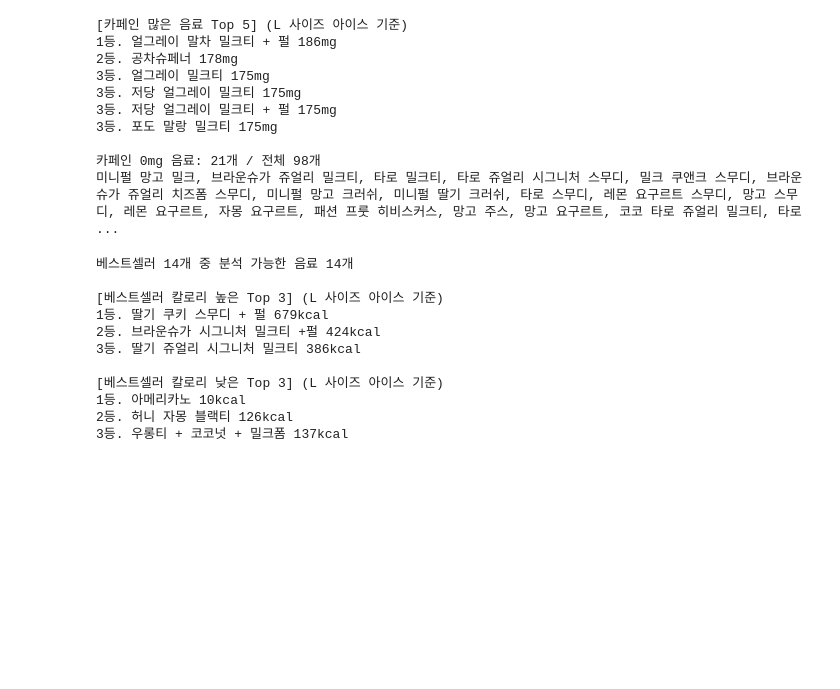
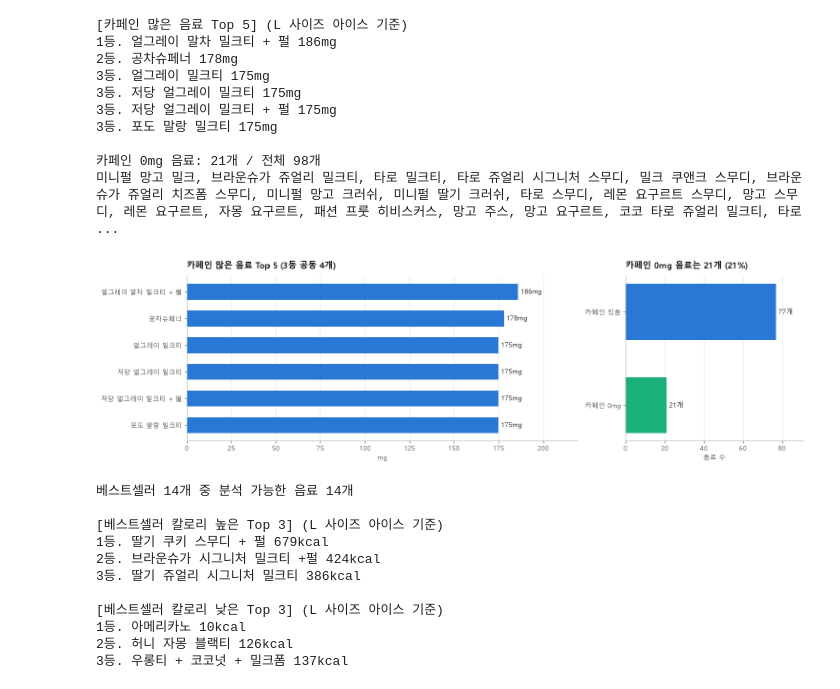
Before and after one commit to lyn6702/DI, a Jupyter notebook: modulabs/web/gongcha_EDA_report_final.ipynb, the cells around one changed output. Cells and saved outputs as stored; diff of their text form; code cells hidden in the pictures; blank space fills up the shorter version.

```diff
--- a/modulabs/web/gongcha_EDA_report_final.ipynb
+++ b/modulabs/web/gongcha_EDA_report_final.ipynb
@@ -259,6 +332,23 @@ print(", ".join(no_caffeine["name"]))
 
 카페인 0mg 음료: 21개 / 전체 98개
 미니펄 망고 밀크, 브라운슈가 쥬얼리 밀크티, 타로 밀크티, 타로 쥬얼리 시그니처 스무디, 밀크 쿠앤크 스무디, 브라운슈가 쥬얼리 치즈폼 스무디, 미니펄 망고 크러쉬, 미니펄 딸기 크러쉬, 타로 스무디, 레몬 요구르트 스무디, 망고 스무디, 레몬 요구르트, 자몽 요구르트, 패션 프룻 히비스커스, 망고 주스, 망고 요구르트, 코코 타로 쥬얼리 밀크티, 타로  ...
+# %%
+# ===== 그래프 4. 카페인 많은 음료 Top 5 (동점 포함) + 카페인 유무 =====
+t = data.copy()
+t["순위"] = t["카페인(mg)"].rank(method="min", ascending=False)
+caf_top = t[t["순위"] <= 5].sort_values(["순위", "name"])
+no_caf = (data["카페인(mg)"] == 0).sum()
+
+fig, axes = plt.subplots(1, 2, figsize=(15, 4.5), gridspec_kw={"width_ratios": [2.2, 1]})
+hbar(axes[0], caf_top["name"], caf_top["카페인(mg)"], "mg")
+style(axes[0], "카페인 많은 음료 Top 5 (3등 공동 4개)", "mg")
+hbar(axes[1], ["카페인 있음", "카페인 0mg"], [len(data) - no_caf, no_caf], "개", color=[BLUE, AQUA])
+style(axes[1], f"카페인 0mg 음료는 {no_caf}개 ({no_caf / len(data):.0%})", "음료 수")
+plt.tight_layout()
+plt.savefig("chart5_caffeine.png", dpi=150, bbox_inches="tight")
+plt.show()
+# %% [output]
+[figure, added]
 # %%
 # 11. 베스트셀러 중 칼로리 Top 3
 best_names = [it["name"] for it in get_menus_in_tab("001002")]   # 베스트셀러 탭 메뉴 이름
```
Also changed, not shown: parts of 7 cells of this notebook.
